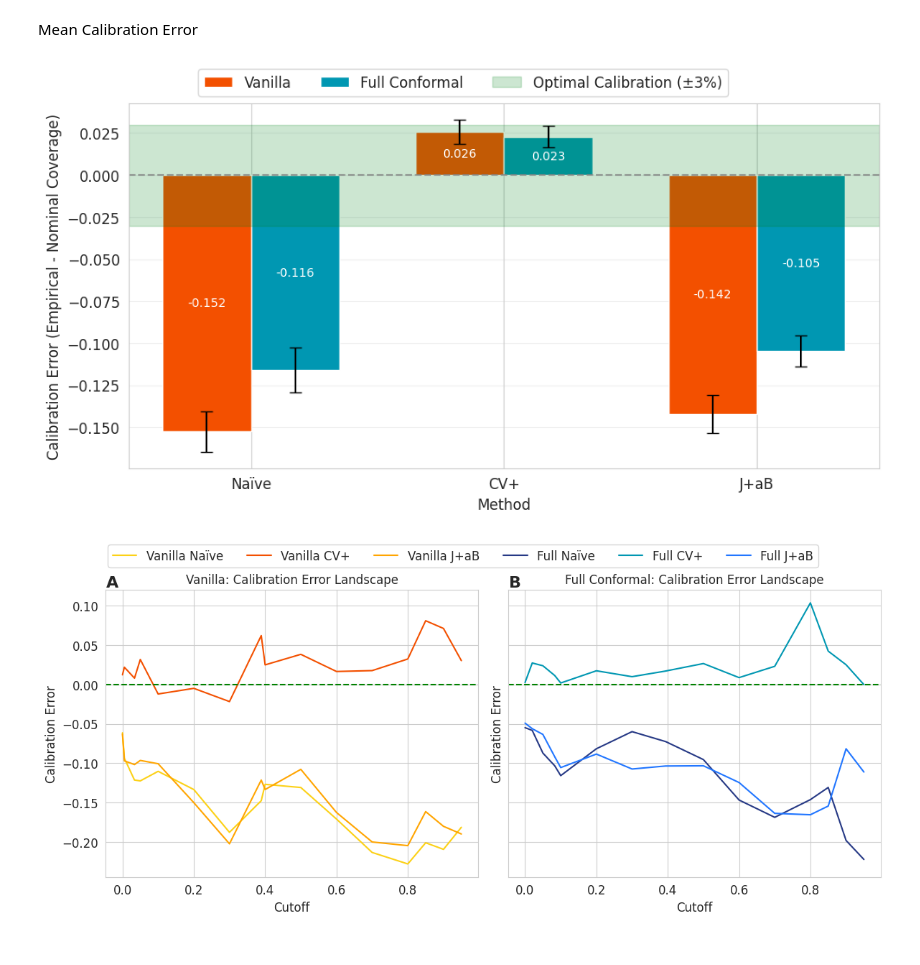
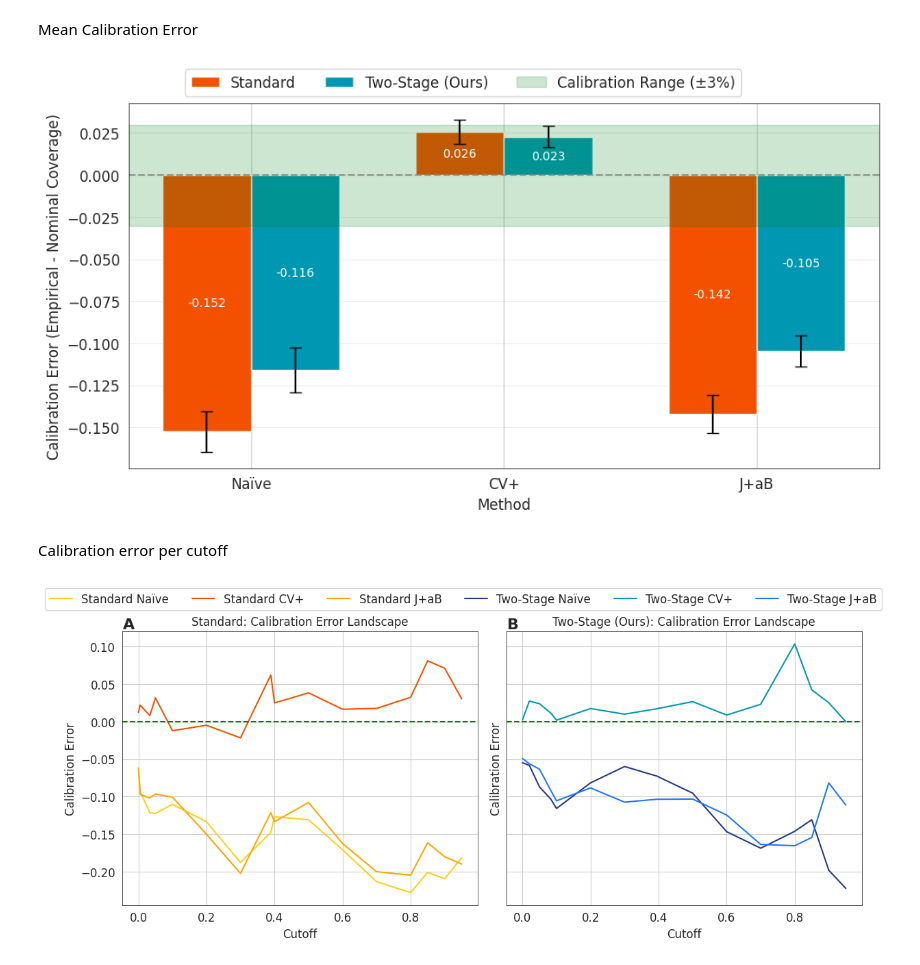
Before and after one commit to rdiazrincon/conformal_prediction_pd, a Jupyter notebook: conformal_pd_comparison_mapie.ipynb, the cells around one changed output. Saved outputs shown, nothing was run; the diff lists cells and outputs as text; code cells hidden in the pictures.

```diff
--- a/conformal_pd_comparison_mapie.ipynb
+++ b/conformal_pd_comparison_mapie.ipynb
@@ -490,8 +499,8 @@ x = np.arange(len(methods))
 width = 0.35
 
 # Add a green zone for "good calibration" within ±3%
-vanilla_bars = ax.bar(x - width/2, vanilla_means, width, label='Vanilla', color=vanilla_color, yerr=vanilla_stds, capsize=5)
-full_bars = ax.bar(x + width/2, full_means, width, label='Full Conformal', color=conformal_color, yerr=full_stds, capsize=5)
+vanilla_bars = ax.bar(x - width/2, vanilla_means, width, label='Standard', color=vanilla_color, yerr=vanilla_stds, capsize=5)
+full_bars = ax.bar(x + width/2, full_means, width, label='Two-Stage (Ours)', color=conformal_color, yerr=full_stds, capsize=5)
 
 for bars in [vanilla_bars, full_bars]:
     for bar in bars:
@@ -506,7 +515,7 @@ plt.axhline(y=0, color='gray', linestyle='--', alpha=0.7)
 # Add labels and formatting
 ax.set_xlabel('Method')
 ax.set_ylabel('Calibration Error (Empirical - Nominal Coverage)')
-ax.axhspan(-0.03, 0.03, alpha=0.2, color=pos_color, label='Optimal Calibration (±3%)')
+ax.axhspan(-0.03, 0.03, alpha=0.2, color=pos_color, label='Calibration Range (±3%)')
 
 # ax.set_title('Calibration Analysis: Vanilla vs Full Conformal')
 ax.set_xticks(x, methods)
@@ -518,57 +527,70 @@ labels = [labels[1], labels[2], labels[0]]
 fig.legend(handles, labels, loc='upper center', ncol=3, fontsize=12,
           bbox_to_anchor=(0.5, 0.95), frameon=True)
 
+for spine in plt.gca().spines.values():
+    spine.set_color('black')
+    spine.set_linewidth(0.5)
+
 plt.tight_layout(rect=[0, 0.05, 1, 0.9])
-# plt.savefig('calibration_comparison.png', dpi=300)
+plt.savefig('calibration_comparison.svg', dpi=300)
 plt.show()
 # %% [output]
-[figure, old version]
+[figure, new version]
+# %% [markdown]
+Calibration error per cutoff
 # %%
 fig, (ax1, ax2) = plt.subplots(1, 2, figsize=(12, 6), sharex=False, sharey=True)
 
 # Performance across cutoffs for Vanilla
 ax1.plot(conformal_metrics_vanilla['cutoff'],
             np.array(conformal_metrics_vanilla['coverage_naive']) - 0.8,
-            label='Vanilla Naïve', color='#FCD116')
+            label='Standard Naïve', color='#FCD116')
 ax1.plot(conformal_metrics_vanilla['cutoff'],
             np.array(conformal_metrics_vanilla['coverage_cv_plus']) - 0.8,
-            label='Vanilla CV+', color=vanilla_color)
+            label='Standard CV+', color=vanilla_color)
 ax1.plot(conformal_metrics_vanilla['cutoff'],
             np.array(conformal_metrics_vanilla['coverage_jackknife_plus_ab']) - 0.8,
-            label='Vanilla J+aB', color='#FFA500')
-ax1.set_title('Vanilla: Calibration Error Landscape', fontsize=12)
+            label='Standard J+aB', color='#FFA500')
+ax1.set_title('Standard: Calibration Error Landscape', fontsize=12)
 ax1.set_xlabel('Cutoff', fontsize=12)
 ax1.set_ylabel('Calibration Error', fontsize=12)
 ax1.axhline(y=0, color='green', linestyle='--')
 
 # Full Conformal landscape
 ax2.plot(conformal_metrics_full['cutoff'],
             np.array(conformal_metrics_full['coverage_naive']) - 0.8,
-            label='Full Naïve', color='#263985')
+            label='Two-Stage Naïve', color='#263985')
 ax2.plot(conformal_metrics_full['cutoff'],
             np.array(conformal_metrics_full['coverage_cv_plus']) - 0.8,
-            label='Full CV+', color=conformal_color)
+            label='Two-Stage CV+', color=conformal_color)
 ax2.plot(conformal_metrics_full['cutoff'],
             np.array(conformal_metrics_full['coverage_jackknife_plus_ab']) - 0.8,
-            label='Full J+aB', color='#2176FF')
+            label='Two-Stage J+aB', color='#2176FF')
 # Add letters A and B to the subplots
 ax1.text(0.035, 1.05, 'A', transform=ax1.transAxes,
          fontsize=16, fontweight='bold', va='top', ha='right')
 ax2.text(0.035, 1.05, 'B', transform=ax2.transAxes,
          fontsize=16, fontweight='bold', va='top', ha='right')
-ax2.set_title('Full Conformal: Calibration Error Landscape', fontsize=12)
+ax2.set_title('Two-Stage (Ours): Calibration Error Landscape', fontsize=12)
 ax2.set_xlabel('Cutoff', fontsize=12)
 ax2.set_ylabel('Calibration Error', fontsize=12)
 ax2.axhline(y=0, color='green', linestyle='--')
 
 handles, labels = ax1.get_legend_handles_labels()
 handles2, labels2 = ax2.get_legend_handles_labels()
 handles.extend(handles2)
 labels.extend(labels2)
 fig.legend(handles, labels, loc='upper center', ncol=6, fontsize=12,
           bbox_to_anchor=(0.5, 0.95), frameon=True)
 
+
+for ax in [ax1, ax2]:
+    for spine in ax.spines.values():
+        spine.set_color('black')
+        spine.set_linewidth(0.5)
+
 plt.tight_layout(rect=[0, 0.05, 1, 0.9])
+plt.savefig('calibration_error_landscape.svg', dpi=300)
 plt.show()
 # %% [output]
-[figure, old version]
+[figure, new version]
```
Also changed, not shown: parts of 2 cells of this notebook, 2 other files.
